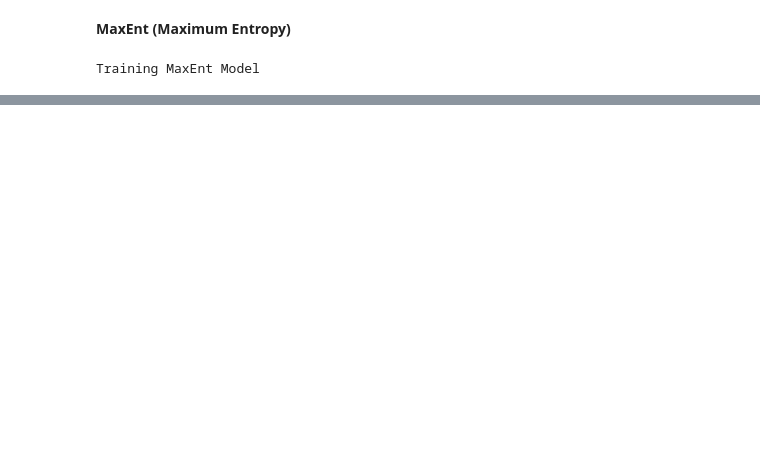
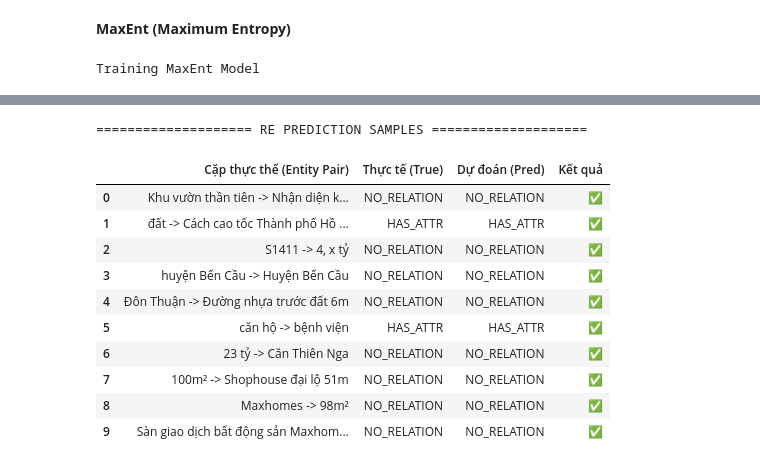
Before and after one commit to Tommyhuy1705/Comparative_ML_Deep_Learning_Approaches_for_Information_Extraction_in_Real_Estate, a Jupyter notebook: notebooks/02_Exp_Machine_Learning.ipynb, the cells around one changed output, grey strips where cells are left out. Saved outputs shown, nothing was run; the diff lists cells and outputs as text; code cells hidden in the pictures; blank space fills up the shorter version.

```diff
--- a/notebooks/02_Exp_Machine_Learning.ipynb
+++ b/notebooks/02_Exp_Machine_Learning.ipynb
@@ -210,0 +415,13 @@ weighted avg     0.6142    0.5582    0.5789      4536
+# %%
+print("\n--- RE EVALUATION ---")
+y_pred_re = re_model.predict(X_test_re)
+acc = accuracy_score(y_test_re, y_pred_re)
+
+labels_re = list(re_model.classes_)
+if 'NO_RELATION' in labels_re:
+    labels_re.remove('NO_RELATION')
+
+print(f"Accuracy: {acc:.4f} ({acc*100:.2f}%)")
+print("-" * 30)
+print("Relation Extraction Performance:")
+print(classification_report(y_test_re, y_pred_re, labels=labels_re))
@@ -210,0 +443,44 @@ weighted avg     0.6142    0.5582    0.5789      4536
+# %%
+def visualize_re_predictions(test_pairs, y_true, y_pred, num_samples=10):
+    print(f"\n{'='*20} RE PREDICTION SAMPLES {'='*20}")
+
+    indices = random.sample(range(len(test_pairs)), min(num_samples, len(test_pairs)))
+
+    data = []
+    for idx in indices:
+        pair = test_pairs[idx]
+        ent1_text = pair['ent1']['text']
+        ent2_text = pair['ent2']['text']
+
+        # Format cột đầu tiên: "Sổ đỏ -> Chính chủ"
+        pair_str = f"{ent1_text} -> {ent2_text}"
+
+        data.append({
+            'Cặp thực thể (Entity Pair)': pair_str,
+            'Thực tế (True)': y_true[idx],
+            'Dự đoán (Pred)': y_pred[idx],
+            'Kết quả': '✅' if y_true[idx] == y_pred[idx] else '❌'
+        })
+
+    df = pd.DataFrame(data)
+
+    try:
+        from IPython.display import display
+        display(df)
+    except:
+        print(df)
+# %%
+visualize_re_predictions(test_pairs, y_test_re, y_pred_re)
+# %% [output]
+==================== RE PREDICTION SAMPLES ====================
+|  | Cặp thực thể (Entity Pair) | Thực tế (True) | Dự đoán (Pred) | Kết quả |
+| 0 | Khu vườn thần tiên -> Nhận diện k... | NO_RELATION | NO_RELATION | ✅ |
+| 1 | đất -> Cách cao tốc Thành phố Hồ ... | HAS_ATTR | HAS_ATTR | ✅ |
+| 2 | S1411 -> 4, x tỷ | NO_RELATION | NO_RELATION | ✅ |
+| 3 | huyện Bến Cầu -> Huyện Bến Cầu | NO_RELATION | NO_RELATION | ✅ |
+| 4 | Đôn Thuận -> Đường nhựa trước đất 6m | NO_RELATION | NO_RELATION | ✅ |
+| 5 | căn hộ -> bệnh viện | HAS_ATTR | HAS_ATTR | ✅ |
+| 6 | 23 tỷ -> Căn Thiên Nga | NO_RELATION | NO_RELATION | ✅ |
+| 7 | 100m² -> Shophouse đại lộ 51m | NO_RELATION | NO_RELATION | ✅ |
+| 8 | Maxhomes -> 98m² | NO_RELATION | NO_RELATION | ✅ |
+| 9 | Sàn giao dịch bất động sản Maxhom... | NO_RELATION | NO_RELATION | ✅ |
```
Also changed, not shown: parts of 18 cells of this notebook, 2 other files.
